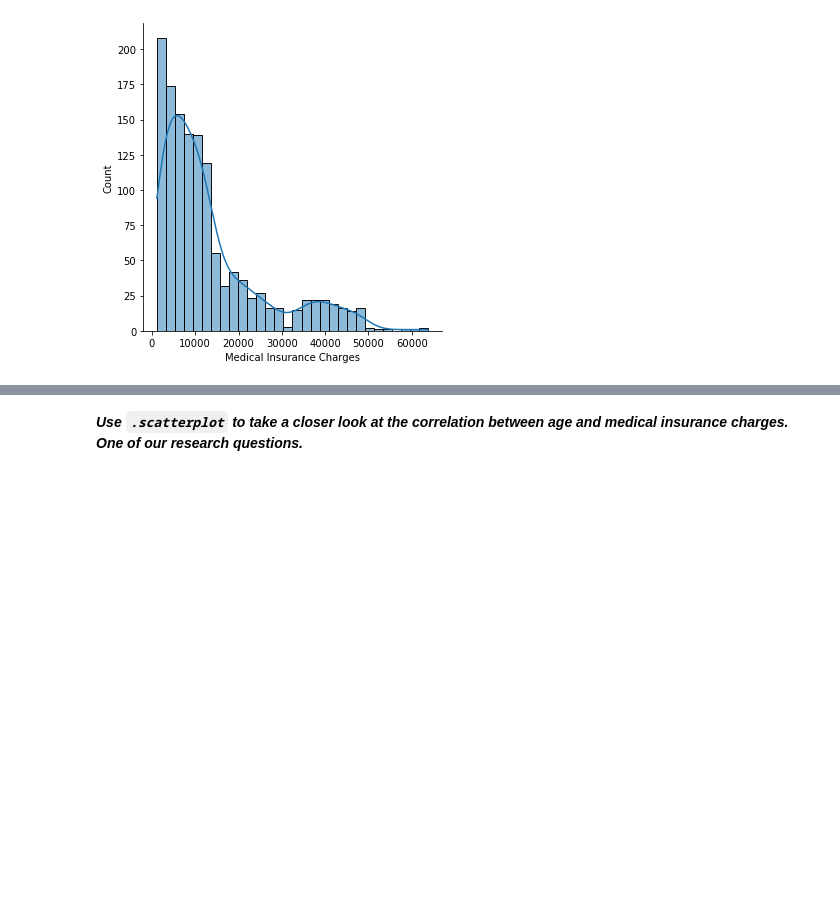
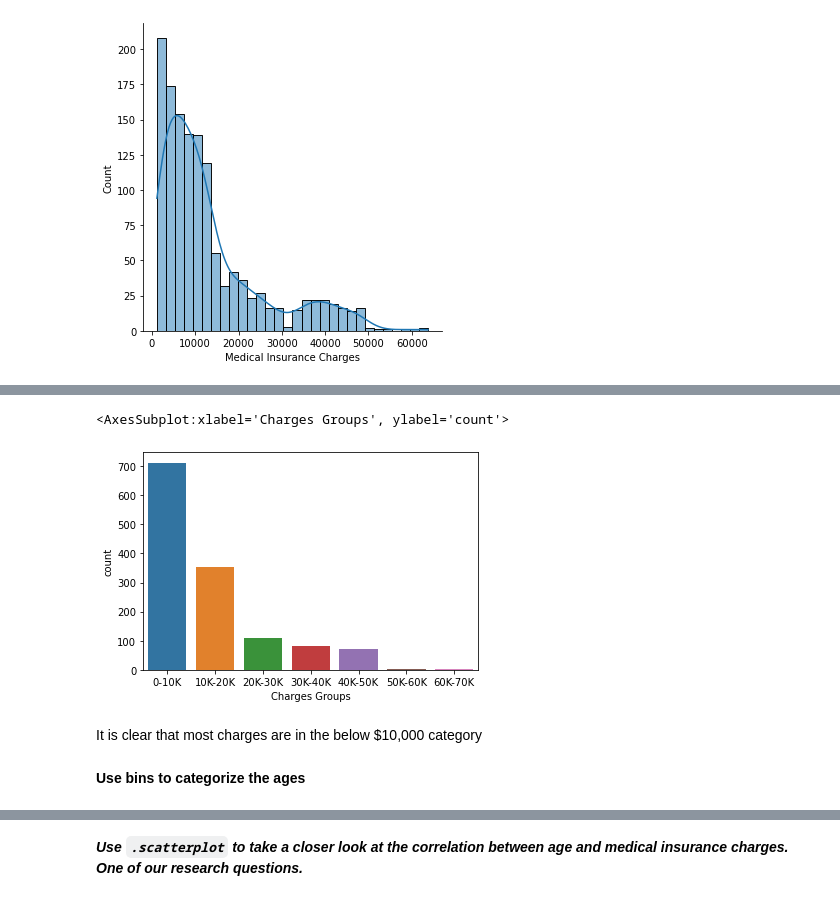
Before and after one commit to data301-2020-winter2/course-project-group_1021, a Jupyter notebook: analysis/Ravi/EDA.ipynb, the cells around one changed output, grey strips where cells are left out. Drawn from its saved outputs; the diff is of its cells as text; code cells hidden in the pictures; blank space fills up the shorter version.

```diff
--- a/analysis/Ravi/EDA.ipynb
+++ b/analysis/Ravi/EDA.ipynb
@@ -66,0 +85,9 @@ The distribution of charges is skewed to the left. Most of the charges are below
+# %%
+sns.countplot(data=df,x='Charges Groups')
+# %% [output]
+<AxesSubplot:xlabel='Charges Groups', ylabel='count'>
+[figure, added]
+# %% [markdown]
+It is clear that most charges are in the below $10,000 category
+# %% [markdown]
+**Use bins to categorize the ages**
```
Also changed, not shown: parts of 27 cells of this notebook.
